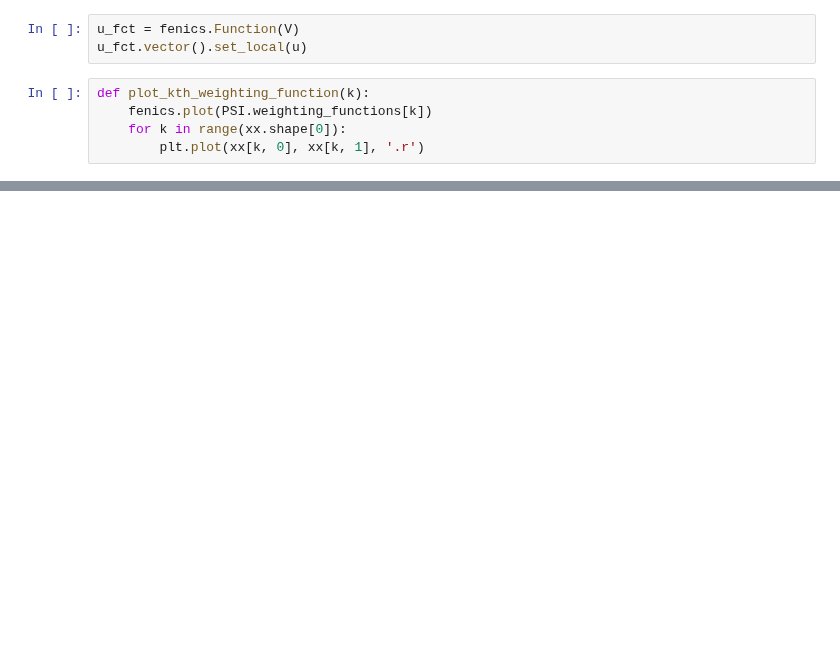
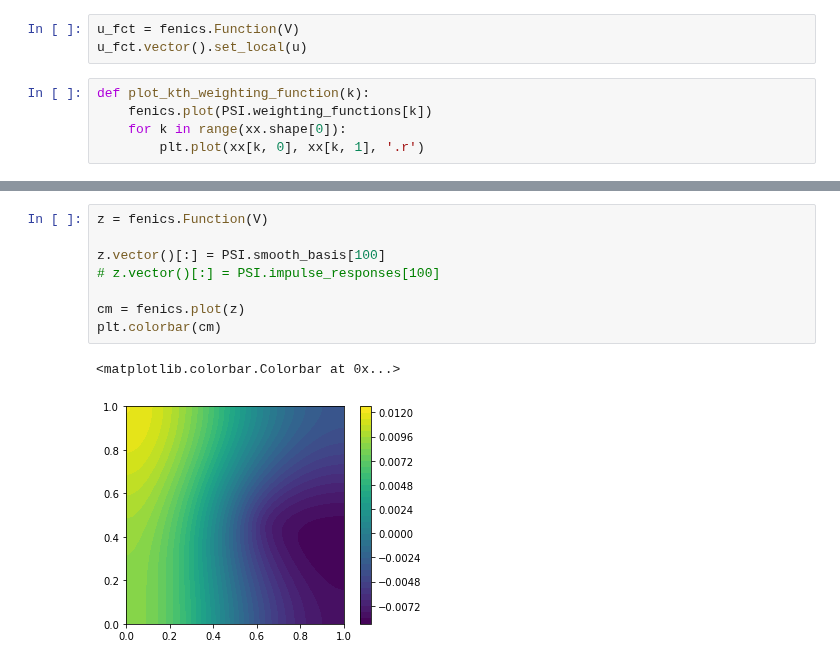
Before and after one commit to NickAlger/localpsf, a Jupyter notebook: code/poisson_interpolation_TEST.ipynb, the cells around one changed output, grey strips where cells are left out. Cells and saved outputs as stored; diff of their text form; blank space fills up the shorter version.

```diff
--- a/code/poisson_interpolation_TEST.ipynb
+++ b/code/poisson_interpolation_TEST.ipynb
@@ -92,0 +115,11 @@ Text(0.5, 1.0, 'interpolation of random data')
+# %%
+z = fenics.Function(V)
+
+z.vector()[:] = PSI.smooth_basis[100]
+# z.vector()[:] = PSI.impulse_responses[100]
+
+cm = fenics.plot(z)
+plt.colorbar(cm)
+# %% [output]
+<matplotlib.colorbar.Colorbar at 0x...>
+[figure, added]
```
Also changed, not shown: parts of 5 cells of this notebook, 2 other files.
